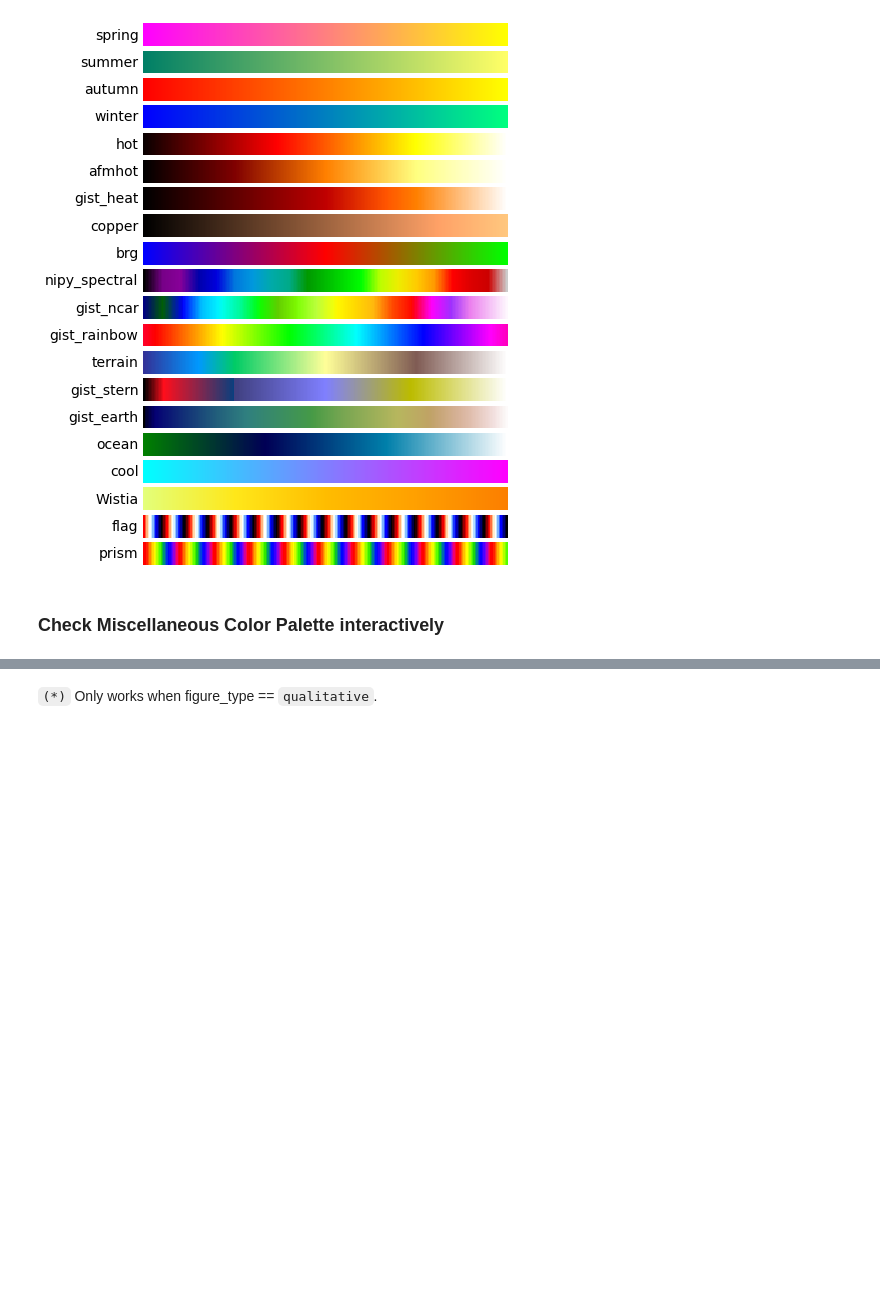
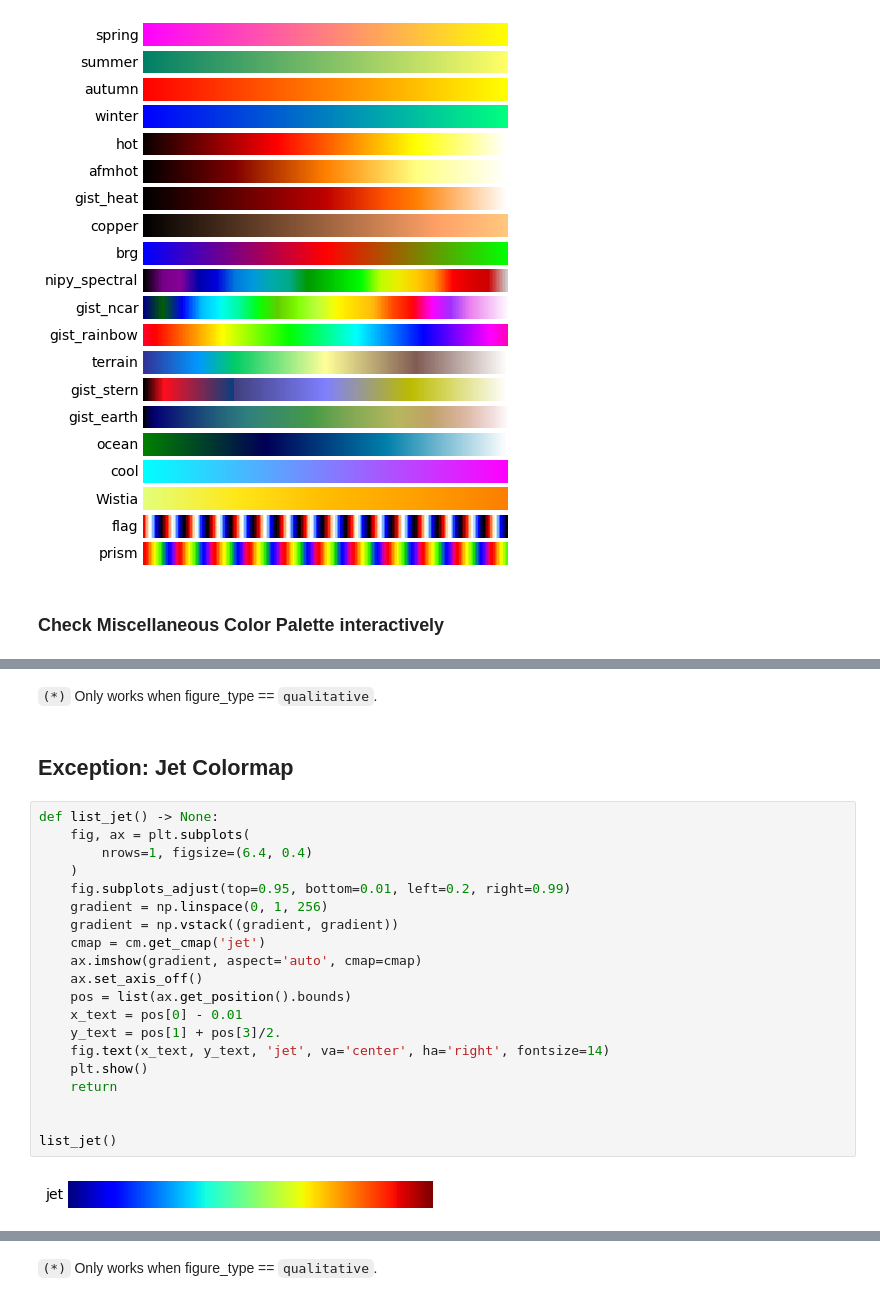
Before and after one commit to tetutaro/seaborn_color_palette, a Jupyter notebook: color_palette.ipynb, the cells around one changed output, grey strips where cells are left out. Saved outputs shown, nothing was run; the diff lists cells and outputs as text; blank space fills up the shorter version.

```diff
--- a/color_palette.ipynb
+++ b/color_palette.ipynb
@@ -603,3 +580,29 @@ _ = interact(
 )
 # %% [output]
 interactive(children=(Dropdown(description='figure_type', options=('qualitative', 'sequential', 'lightness', '…
+# %% [markdown]
+`(*)` Only works when figure\_type == `qualitative`.
+# %% [markdown]
+## Exception: Jet Colormap
+# %%
+def list_jet() -> None:
+    fig, ax = plt.subplots(
+        nrows=1, figsize=(6.4, 0.4)
+    )
+    fig.subplots_adjust(top=0.95, bottom=0.01, left=0.2, right=0.99)
+    gradient = np.linspace(0, 1, 256)
+    gradient = np.vstack((gradient, gradient))
+    cmap = cm.get_cmap('jet')
+    ax.imshow(gradient, aspect='auto', cmap=cmap)
+    ax.set_axis_off()
+    pos = list(ax.get_position().bounds)
+    x_text = pos[0] - 0.01
+    y_text = pos[1] + pos[3]/2.
+    fig.text(x_text, y_text, 'jet', va='center', ha='right', fontsize=14)
+    plt.show()
+    return
+
+
+list_jet()
+# %% [output]
+[figure, added]
```
Also changed, not shown: parts of 64 cells of this notebook, 1 other file.
